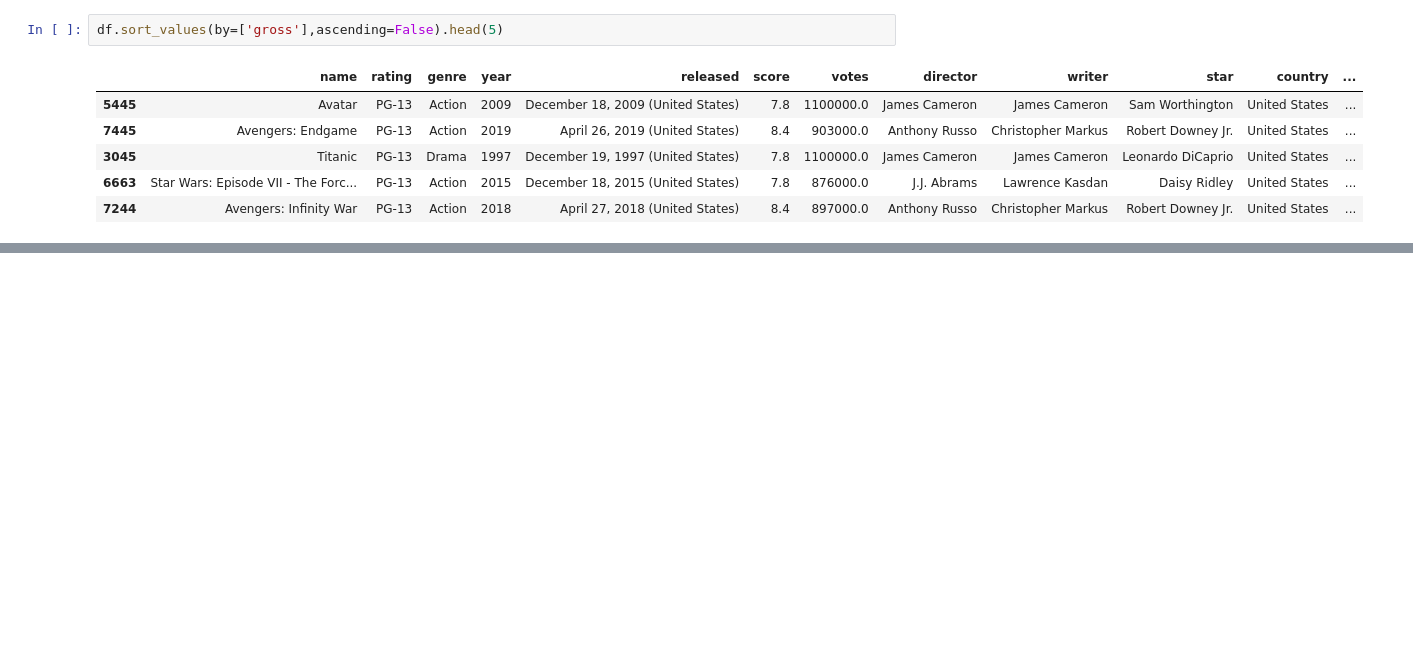
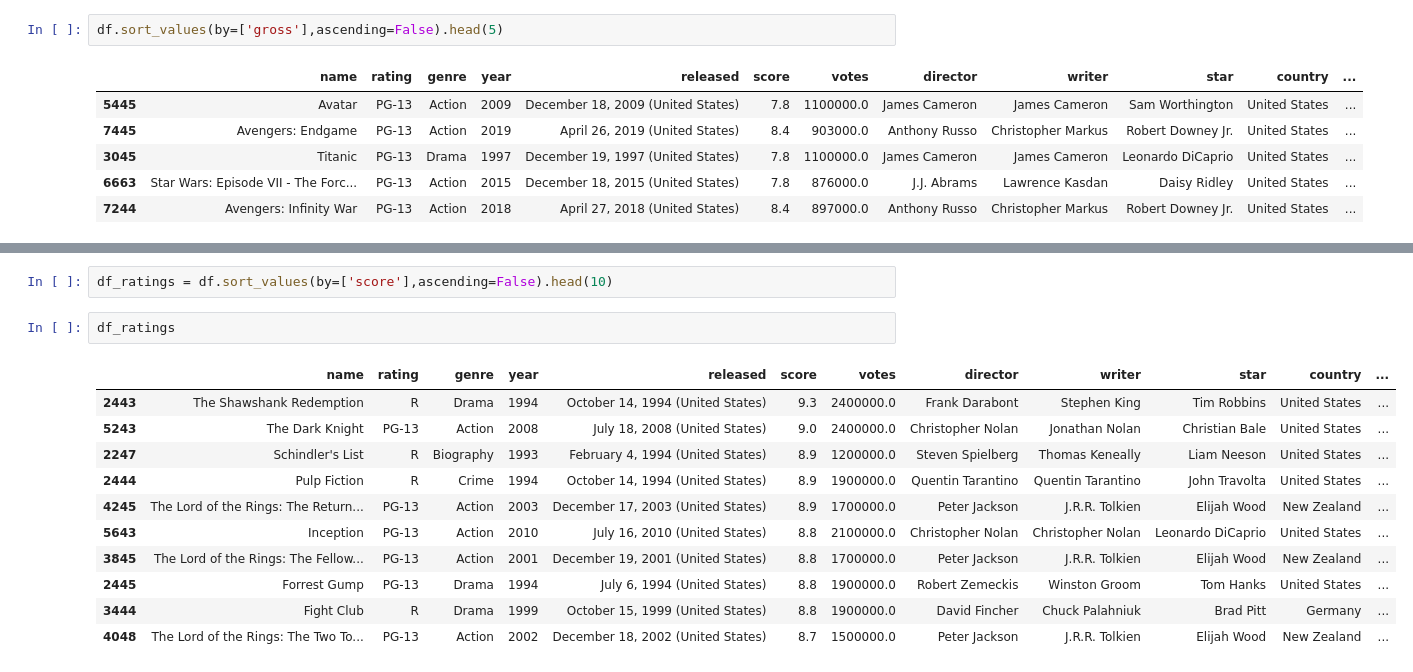
Before and after one commit to siddhantpandey44/Data-exploration-with-Python, a Jupyter notebook: Data Analysis with Python.ipynb, the cells around one changed output, grey strips where cells are left out. Drawn from its saved outputs; the diff is of its cells as text; blank space fills up the shorter version.

```diff
--- a/Data Analysis with Python.ipynb
+++ b/Data Analysis with Python.ipynb
@@ -416,0 +424,16 @@ sns.catplot('name','budget',data=df.query("budget>1000000"),kind='swarm')
+# %%
+df_ratings = df.sort_values(by=['score'],ascending=False).head(10)
+# %%
+df_ratings
+# %% [output]
+|  | name | rating | genre | year | released | score | votes | director | writer | star | country | ... |
+| 2443 | The Shawshank Redemption | R | Drama | 1994 | October 14, 1994 (United States) | 9.3 | 2400000.0 | Frank Darabont | Stephen King | Tim Robbins | United States | ... |
+| 5243 | The Dark Knight | PG-13 | Action | 2008 | July 18, 2008 (United States) | 9.0 | 2400000.0 | Christopher Nolan | Jonathan Nolan | Christian Bale | United States | ... |
+| 2247 | Schindler's List | R | Biography | 1993 | February 4, 1994 (United States) | 8.9 | 1200000.0 | Steven Spielberg | Thomas Keneally | Liam Neeson | United States | ... |
+| 2444 | Pulp Fiction | R | Crime | 1994 | October 14, 1994 (United States) | 8.9 | 1900000.0 | Quentin Tarantino | Quentin Tarantino | John Travolta | United States | ... |
+| 4245 | The Lord of the Rings: The Return... | PG-13 | Action | 2003 | December 17, 2003 (United States) | 8.9 | 1700000.0 | Peter Jackson | J.R.R. Tolkien | Elijah Wood | New Zealand | ... |
+| 5643 | Inception | PG-13 | Action | 2010 | July 16, 2010 (United States) | 8.8 | 2100000.0 | Christopher Nolan | Christopher Nolan | Leonardo DiCaprio | United States | ... |
+| 3845 | The Lord of the Rings: The Fellow... | PG-13 | Action | 2001 | December 19, 2001 (United States) | 8.8 | 1700000.0 | Peter Jackson | J.R.R. Tolkien | Elijah Wood | New Zealand | ... |
+| 2445 | Forrest Gump | PG-13 | Drama | 1994 | July 6, 1994 (United States) | 8.8 | 1900000.0 | Robert Zemeckis | Winston Groom | Tom Hanks | United States | ... |
+| 3444 | Fight Club | R | Drama | 1999 | October 15, 1999 (United States) | 8.8 | 1900000.0 | David Fincher | Chuck Palahniuk | Brad Pitt | Germany | ... |
+| 4048 | The Lord of the Rings: The Two To... | PG-13 | Action | 2002 | December 18, 2002 (United States) | 8.7 | 1500000.0 | Peter Jackson | J.R.R. Tolkien | Elijah Wood | New Zealand | ... |
```
Also changed, not shown: parts of 11 cells of this notebook.
